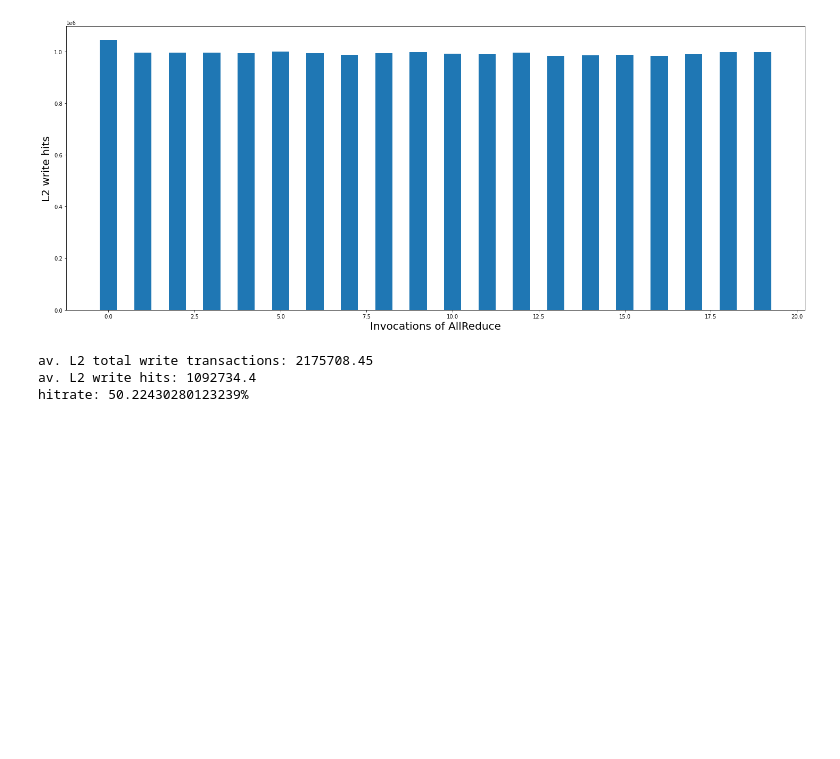
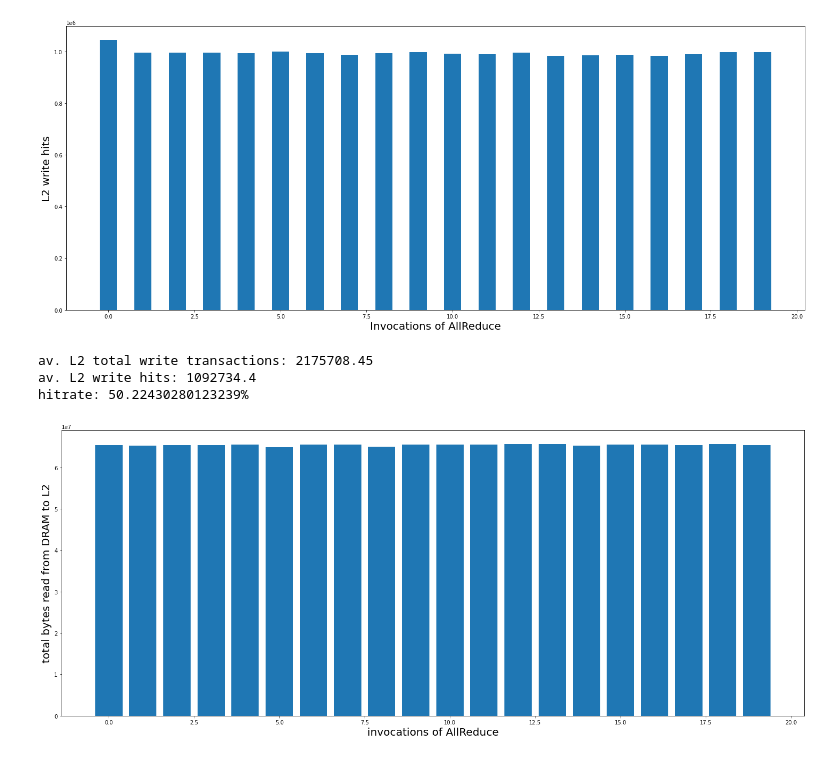
Before and after one commit to Yassawe/cacheThrashingVisualization, a Jupyter notebook: nccl.ipynb, the cells around one changed output. Saved outputs shown, nothing was run; the diff lists cells and outputs as text; code cells hidden in the pictures; blank space fills up the shorter version.

```diff
--- a/nccl.ipynb
+++ b/nccl.ipynb
@@ -79,3 +79,7 @@ print("hitrate: {}%".format(100*h_w/t_w))
 av. L2 total write transactions: 2175708.45
 av. L2 write hits: 1092734.4
 hitrate: 50.22430280123239%
+# %%
+plot_bar(dramrb, xlabel='invocations of AllReduce', ylabel='total bytes read from DRAM to L2', width=0.8)
+# %% [output]
+[figure, added]
```
Also changed, not shown: parts of 3 cells of this notebook, 1 other file.
